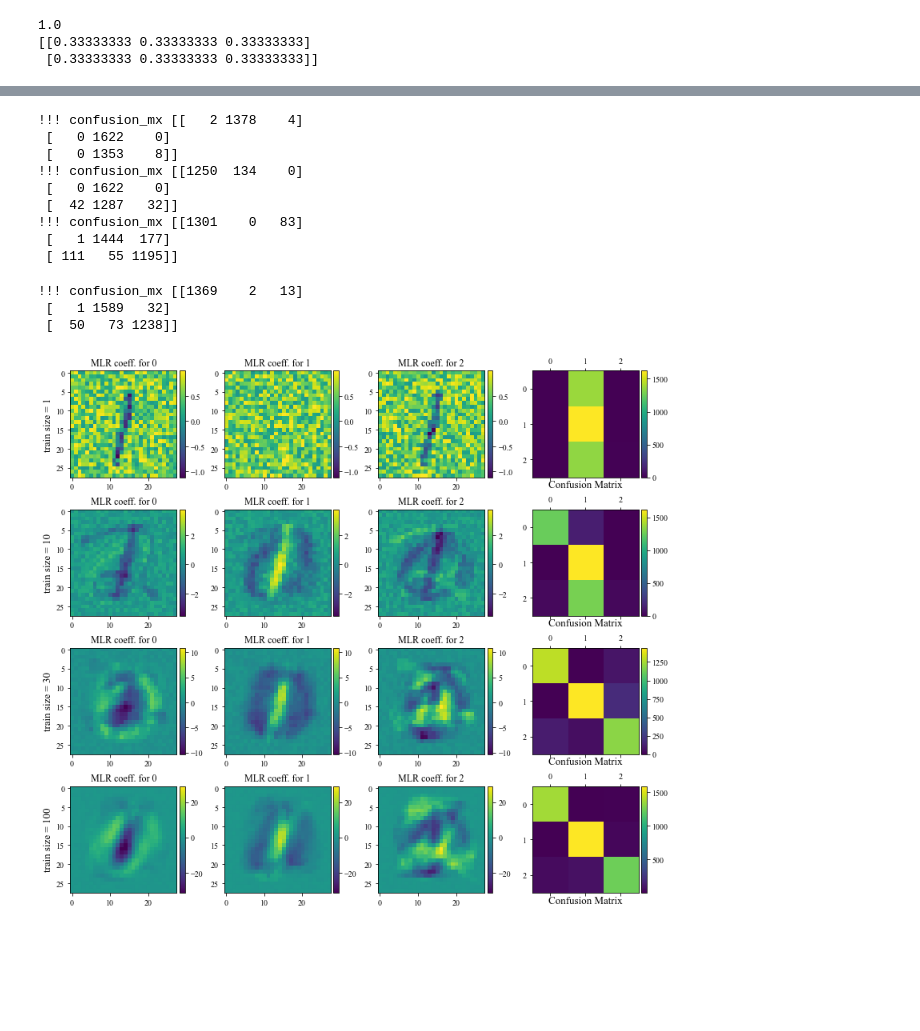
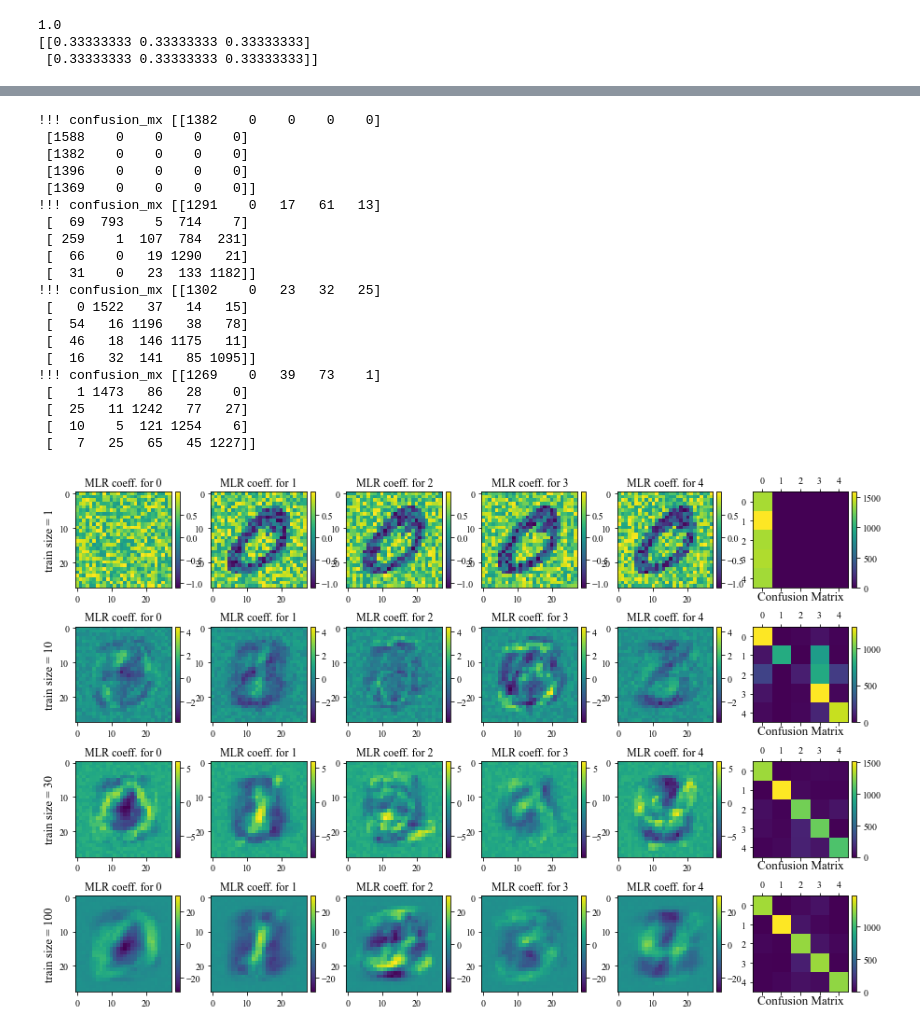
Before and after one commit to HanbaekLyu/Math156_UCLA_SP21, a Jupyter notebook: notebooks/Math156_classification_MNIST.ipynb, the cells around one changed output, grey strips where cells are left out. Saved outputs shown, nothing was run; the diff lists cells and outputs as text; code cells hidden in the pictures; blank space fills up the shorter version.

Commit message:
minor fix for MLR-MNIST experiments

```diff
--- a/notebooks/Math156_classification_MNIST.ipynb
+++ b/notebooks/Math156_classification_MNIST.ipynb
@@ -544,7 +544,7 @@ def multiclass_accuracy_metrics(Y_test, P_pred, class_labels=None, use_opt_thres
 # fit multiclass logistic regression using GD and compute multiclass classification accuracies
 
 # Get train and test data
-digits_list = ['0', '1', '2']
+digits_list = ['0', '1', '2', '3', '4']
 X_train, X_test, y_train, y_test = sample_multiclass_MNIST(digits_list, full_MNIST = [X,y])
 
 # Feature matrix of size (p x n) = (feature dim x samples)
@@ -571,47 +571,55 @@ for i in np.arange(len(list_train_size)):
     Q = softmax(H_test.T @ W.copy()) # predicted probabilities for y_test # Uses sklearn's softmax for numerical stability
 
     results_dict = multiclass_accuracy_metrics(Y_test=y_test, P_pred=Q)
     results_dict.update({'train size':X_train0.shape[0]})  # add the train data size to the results dictionary
     results_list.append(results_dict.copy())
 
 # make plot
-fig, ax = plt.subplots(nrows=len(list_train_size), ncols=len(digits_list)+1, figsize=[13, 12])
+fig, ax = plt.subplots(nrows=len(list_train_size), ncols=len(digits_list)+1, figsize=[15, 10])
 for i in np.arange(len(list_train_size)):
     for j in np.arange(len(digits_list)+1):
-        if j < len(list_digits):
-            L = list_digits[j]
+        if j < len(digits_list):
+            L = digits_list[j]
             W = W_list[i]
             im = ax[i,j].imshow(W[1:,j].reshape(28,28), vmin=np.min(W), vmax=np.max(W))
             ax[i,j].title.set_text("MLR coeff. for %s" % L )
             if j == 0:
                 ax[i,j].set_ylabel("train size = %i" % results_list[i].get("train size"), fontsize=13)
             divider = make_axes_locatable(ax[i,j])
             cax = divider.append_axes('right', size='5%', pad=0.05)
             fig.colorbar(im, cax=cax)
         else:
             confusion_mx = results_list[i].get("confusion_mx")
             im_confusion = ax[i,j].matshow(confusion_mx)
             # ax[i,j].set_title("Confusion Matrix")
             ax[i,j].set_xlabel("Confusion Matrix", fontsize=13)
             # ax[i].legend()
             # if i == len(list_digits) - 1:
             divider = make_axes_locatable(ax[i,j])
             cax = divider.append_axes('right', size='5%', pad=0.05)
             fig.colorbar(im_confusion, cax=cax)
 
 plt.subplots_adjust(wspace=0.3, hspace=0.3)
-plt.savefig('MLR_MNIST_test_ex1.pdf', bbox_inches='tight')
+plt.savefig('MLR_MNIST_test_ex2.pdf', bbox_inches='tight')
 # %% [output]
-!!! confusion_mx [[   2 1378    4]
- [   0 1622    0]
- [   0 1353    8]]
-!!! confusion_mx [[1250  134    0]
- [   0 1622    0]
- [  42 1287   32]]
-!!! confusion_mx [[1301    0   83]
- [   1 1444  177]
- [ 111   55 1195]]
+!!! confusion_mx [[1382    0    0    0    0]
+ [1588    0    0    0    0]
+ [1382    0    0    0    0]
+ [1396    0    0    0    0]
+ [1369    0    0    0    0]]
+!!! confusion_mx [[1291    0   17   61   13]
+ [  69  793    5  714    7]
+ [ 259    1  107  784  231]
+ [  66    0   19 1290   21]
+ [  31    0   23  133 1182]]
+!!! confusion_mx [[1302    0   23   32   25]
+ [   0 1522   37   14   15]
+ [  54   16 1196   38   78]
+ [  46   18  146 1175   11]
+ [  16   32  141   85 1095]]
+!!! confusion_mx [[1269    0   39   73    1]
+ [   1 1473   86   28    0]
+ [  25   11 1242   77   27]
+ [  10    5  121 1254    6]
+ [   7   25   65   45 1227]]
-!!! confusion_mx [[1369    2   13]
- [   1 1589   32]
- [  50   73 1238]]
-[figure, old version]
+[figure, new version]
```
Also changed, not shown: parts of 6 cells of this notebook.
